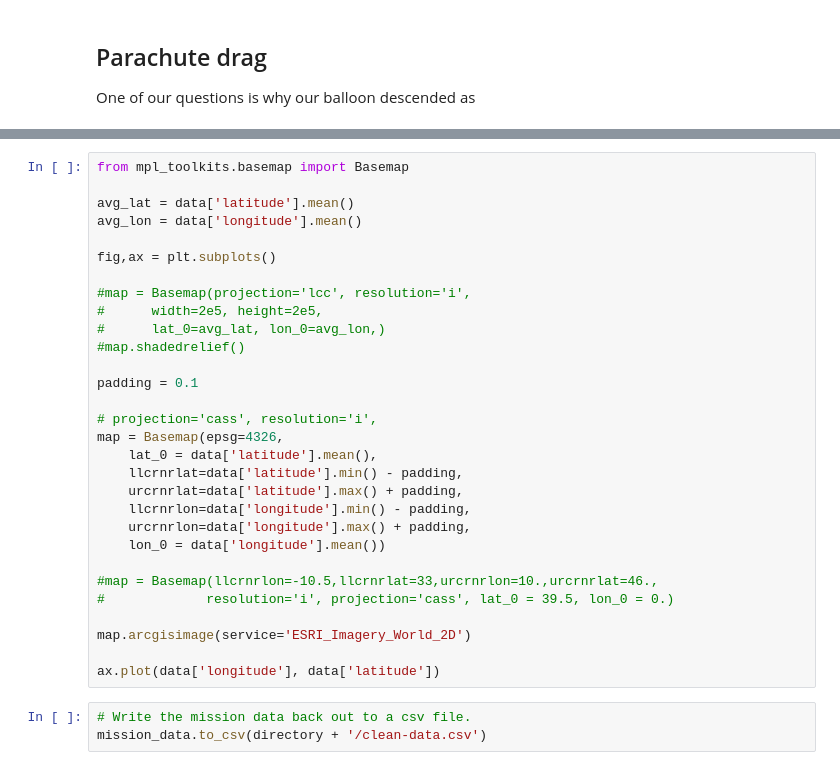
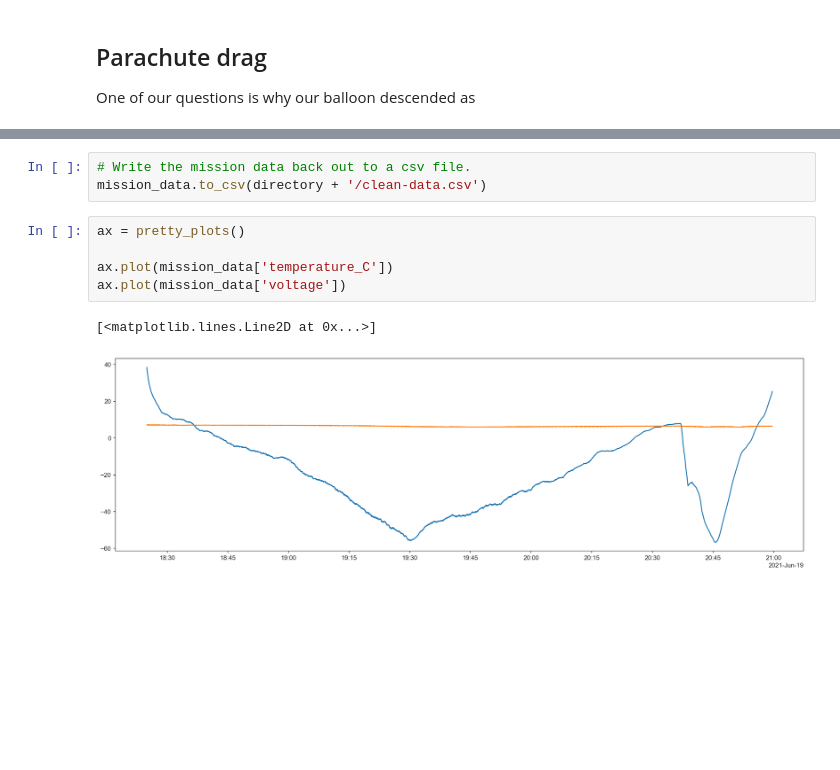
Before and after one commit to ungood/graupel-1, a Jupyter notebook: processing/DataAnalysis.ipynb, the cells around one changed output, grey strips where cells are left out. Cells and saved outputs as stored; diff of their text form; blank space fills up the shorter version.

```diff
--- a/processing/DataAnalysis.ipynb
+++ b/processing/DataAnalysis.ipynb
@@ -501,33 +506,11 @@ ax2.plot(mission_data['voltage'])
-# %%
-from mpl_toolkits.basemap import Basemap
-
-avg_lat = data['latitude'].mean()
-avg_lon = data['longitude'].mean()
-
-fig,ax = plt.subplots()
-
-#map = Basemap(projection='lcc', resolution='i',
-#      width=2e5, height=2e5,
-#      lat_0=avg_lat, lon_0=avg_lon,)
-#map.shadedrelief()
-
-padding = 0.1
-
-# projection='cass', resolution='i',
-map = Basemap(epsg=4326,
-    lat_0 = data['latitude'].mean(),
-    llcrnrlat=data['latitude'].min() - padding,
-    urcrnrlat=data['latitude'].max() + padding,
-    llcrnrlon=data['longitude'].min() - padding,
-    urcrnrlon=data['longitude'].max() + padding,
-    lon_0 = data['longitude'].mean())
-
-#map = Basemap(llcrnrlon=-10.5,llcrnrlat=33,urcrnrlon=10.,urcrnrlat=46.,
-#             resolution='i', projection='cass', lat_0 = 39.5, lon_0 = 0.)
-
-map.arcgisimage(service='ESRI_Imagery_World_2D')
-
-ax.plot(data['longitude'], data['latitude'])
 # %%
 # Write the mission data back out to a csv file.
 mission_data.to_csv(directory + '/clean-data.csv')
+# %%
+ax = pretty_plots()
+
+ax.plot(mission_data['temperature_C'])
+ax.plot(mission_data['voltage'])
+# %% [output]
+[<matplotlib.lines.Line2D at 0x...>]
+[figure, added]
```
Also changed, not shown: parts of 2 cells of this notebook, 10 other files.
